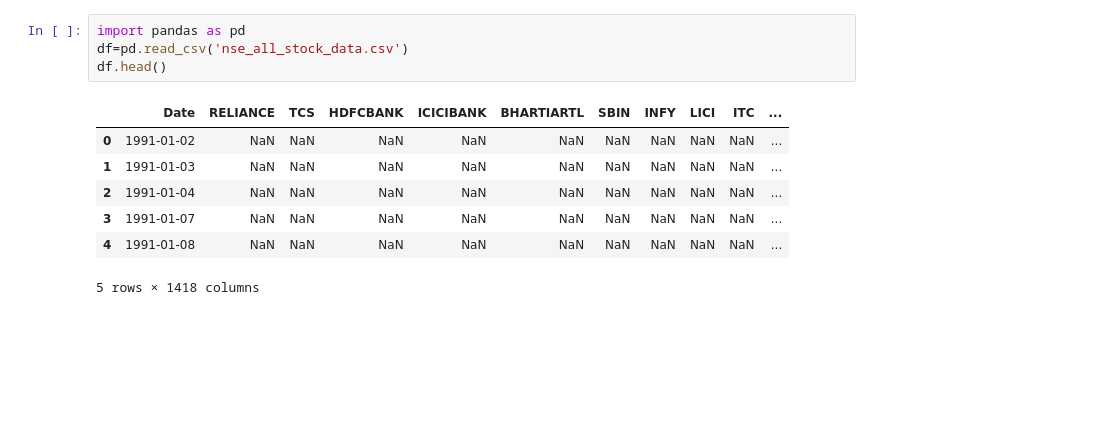
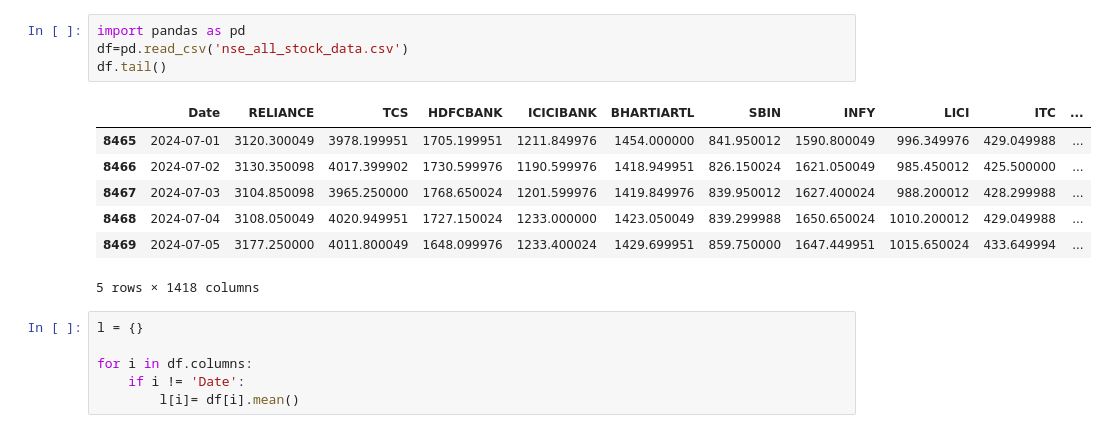
Before and after one commit to codeefy/Machine-Learning-Models, a Jupyter notebook: nsestock/nse.ipynb, the cells around one changed output. Saved outputs shown, nothing was run; the diff lists cells and outputs as text; blank space fills up the shorter version.

```diff
--- a/nsestock/nse.ipynb
+++ b/nsestock/nse.ipynb
@@ -1,12 +1,18 @@
 # %%
 import pandas as pd
 df=pd.read_csv('nse_all_stock_data.csv')
-df.head()
+df.tail()
 # %% [output]
 |  | Date | RELIANCE | TCS | HDFCBANK | ICICIBANK | BHARTIARTL | SBIN | INFY | LICI | ITC | ... |
-| 0 | 1991-01-02 | NaN | NaN | NaN | NaN | NaN | NaN | NaN | NaN | NaN | ... |
-| 1 | 1991-01-03 | NaN | NaN | NaN | NaN | NaN | NaN | NaN | NaN | NaN | ... |
-| 2 | 1991-01-04 | NaN | NaN | NaN | NaN | NaN | NaN | NaN | NaN | NaN | ... |
-| 3 | 1991-01-07 | NaN | NaN | NaN | NaN | NaN | NaN | NaN | NaN | NaN | ... |
-| 4 | 1991-01-08 | NaN | NaN | NaN | NaN | NaN | NaN | NaN | NaN | NaN | ... |
+| 8465 | 2024-07-01 | 3120.300049 | 3978.199951 | 1705.199951 | 1211.849976 | 1454.000000 | 841.950012 | 1590.800049 | 996.349976 | 429.049988 | ... |
+| 8466 | 2024-07-02 | 3130.350098 | 4017.399902 | 1730.599976 | 1190.599976 | 1418.949951 | 826.150024 | 1621.050049 | 985.450012 | 425.500000 | ... |
+| 8467 | 2024-07-03 | 3104.850098 | 3965.250000 | 1768.650024 | 1201.599976 | 1419.849976 | 839.950012 | 1627.400024 | 988.200012 | 428.299988 | ... |
+| 8468 | 2024-07-04 | 3108.050049 | 4020.949951 | 1727.150024 | 1233.000000 | 1423.050049 | 839.299988 | 1650.650024 | 1010.200012 | 429.049988 | ... |
+| 8469 | 2024-07-05 | 3177.250000 | 4011.800049 | 1648.099976 | 1233.400024 | 1429.699951 | 859.750000 | 1647.449951 | 1015.650024 | 433.649994 | ... |
 5 rows × 1418 columns
+# %%
+l = {}
+
+for i in df.columns:
+    if i != 'Date':
+        l[i]= df[i].mean()
```
Also changed, not shown: parts of 7 cells of this notebook.
